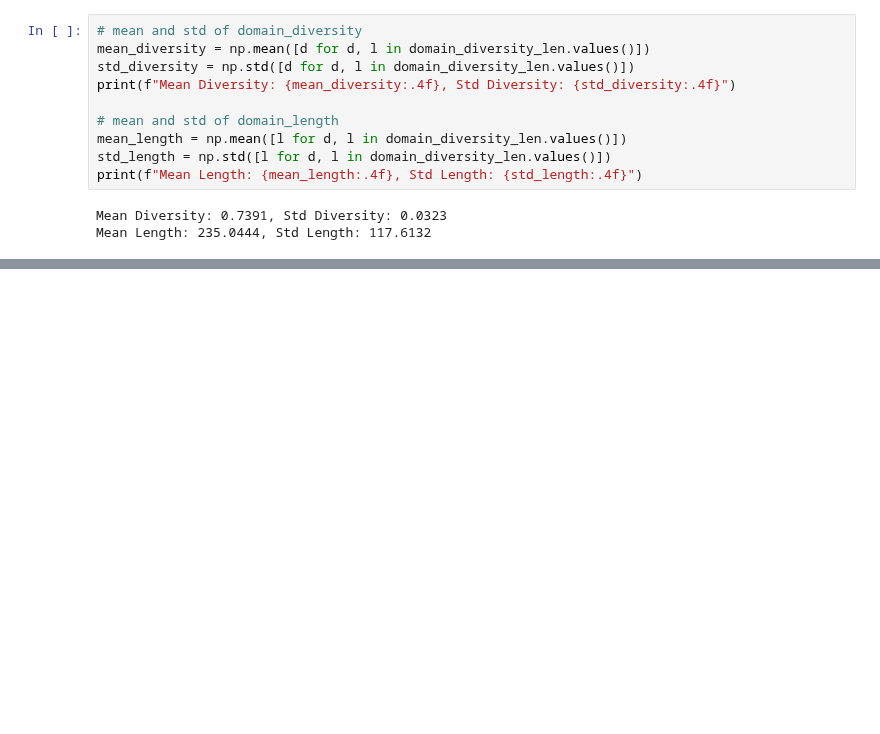
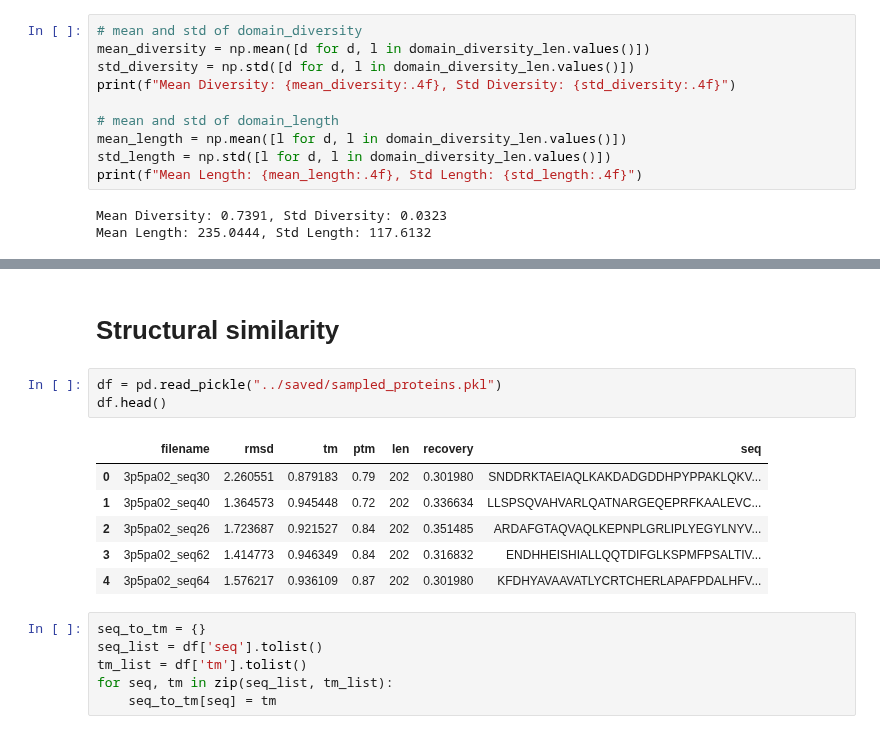
Before and after one commit to ZinniaMa/RemoteFoldSet, a Jupyter notebook: notebooks/barplots.ipynb, the cells around one changed output, grey strips where cells are left out. Saved outputs shown, nothing was run; the diff lists cells and outputs as text; blank space fills up the shorter version.

```diff
--- a/notebooks/diversitybarplot.ipynb
+++ b/notebooks/barplots.ipynb
@@ -88,3 +80,21 @@ fig.tight_layout()
 plt.show()
 # %% [output]
 [figure]
+# %% [markdown]
+# Structural similarity
+# %%
+df = pd.read_pickle("../saved/sampled_proteins.pkl")
+df.head()
+# %% [output]
+|  | filename | rmsd | tm | ptm | len | recovery | seq |
+| 0 | 3p5pa02_seq30 | 2.260551 | 0.879183 | 0.79 | 202 | 0.301980 | SNDDRKTAEIAQLKAKDADGDDHPYPPAKLQKV... |
+| 1 | 3p5pa02_seq40 | 1.364573 | 0.945448 | 0.72 | 202 | 0.336634 | LLSPSQVAHVARLQATNARGEQEPRFKAALEVC... |
+| 2 | 3p5pa02_seq26 | 1.723687 | 0.921527 | 0.84 | 202 | 0.351485 | ARDAFGTAQVAQLKEPNPLGRLIPLYEGYLNYV... |
+| 3 | 3p5pa02_seq62 | 1.414773 | 0.946349 | 0.84 | 202 | 0.316832 | ENDHHEISHIALLQQTDIFGLKSPMFPSALTIV... |
+| 4 | 3p5pa02_seq64 | 1.576217 | 0.936109 | 0.87 | 202 | 0.301980 | KFDHYAVAAVATLYCRTCHERLAPAFPDALHFV... |
+# %%
+seq_to_tm = {}
+seq_list = df['seq'].tolist()
+tm_list = df['tm'].tolist()
+for seq, tm in zip(seq_list, tm_list):
+    seq_to_tm[seq] = tm
```
Also changed, not shown: parts of 7 cells of this notebook, 4 other files.
